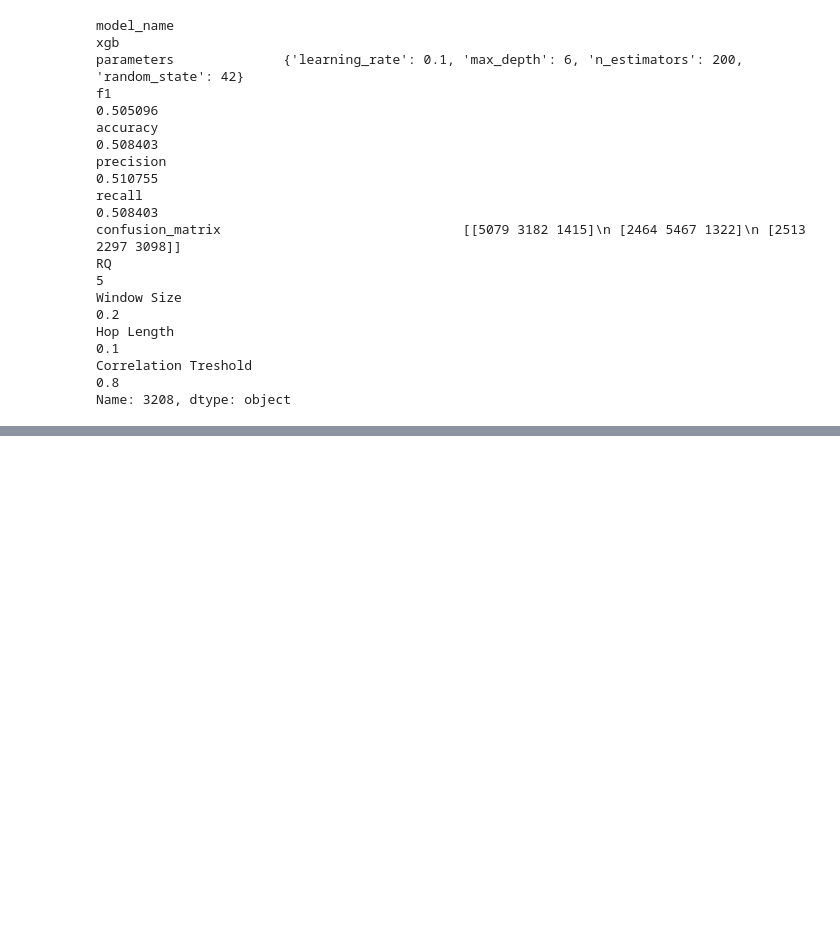
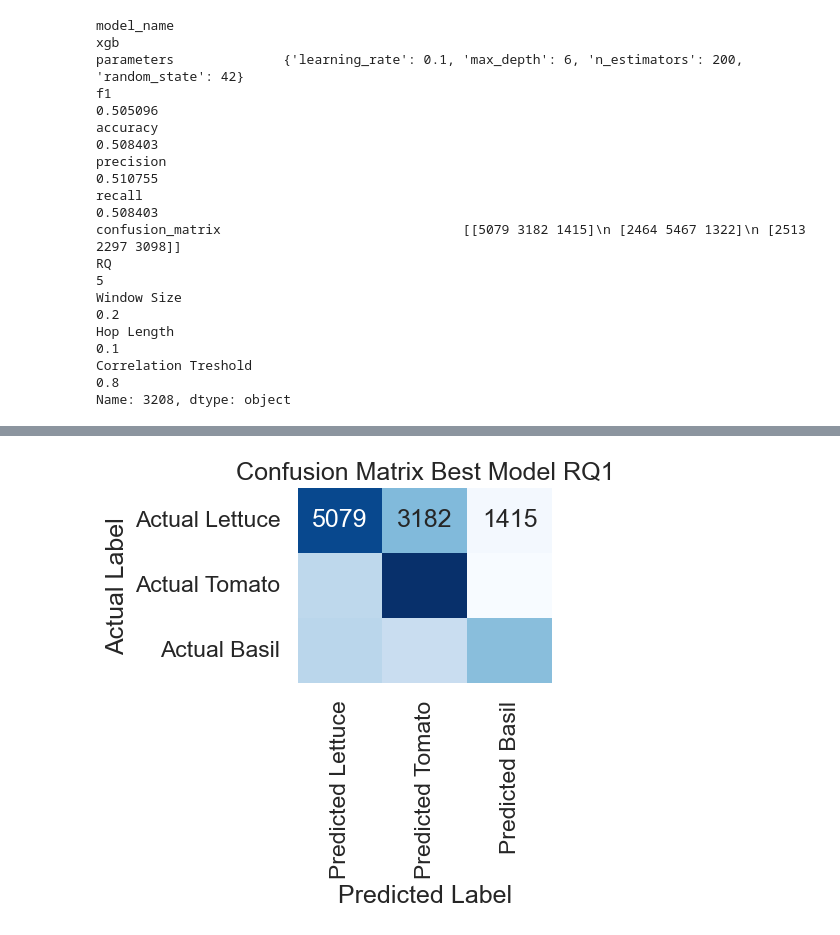
Before and after one commit to alvaro-francisco-gil/plant-reactivity-analysis, a Jupyter notebook: notebooks/7. EDA - Check Experiment Results.ipynb, the cells around one changed output, grey strips where cells are left out. Saved outputs shown, nothing was run; the diff lists cells and outputs as text; code cells hidden in the pictures; blank space fills up the shorter version.

```diff
--- a/notebooks/7. EDA - Check Experiment Results.ipynb
+++ b/notebooks/7. EDA - Check Experiment Results.ipynb
@@ -364,3 +372,6 @@ param_best_accuracy['confusion_matrix']
 # %%
-cm = np.array([[603,261],[172,692]])
-plot_confusion_matrix(cm, title='Confusion Matrix Best Model RQ1')
+cm = np.array([[5079,3182,1415],[2464,5467,1322],[2513,2297,3098]])
+plot_confusion_matrix(cm, title='Confusion Matrix Best Model RQ1',xticklabels=['Predicted Lettuce','Predicted Tomato','Predicted Basil'],
+                      yticklabels=['Actual Lettuce', 'Actual Tomato', 'Actual Basil'])
+# %% [output]
+[figure, added]
```
Also changed, not shown: parts of 15 cells of this notebook, 18 other files.
